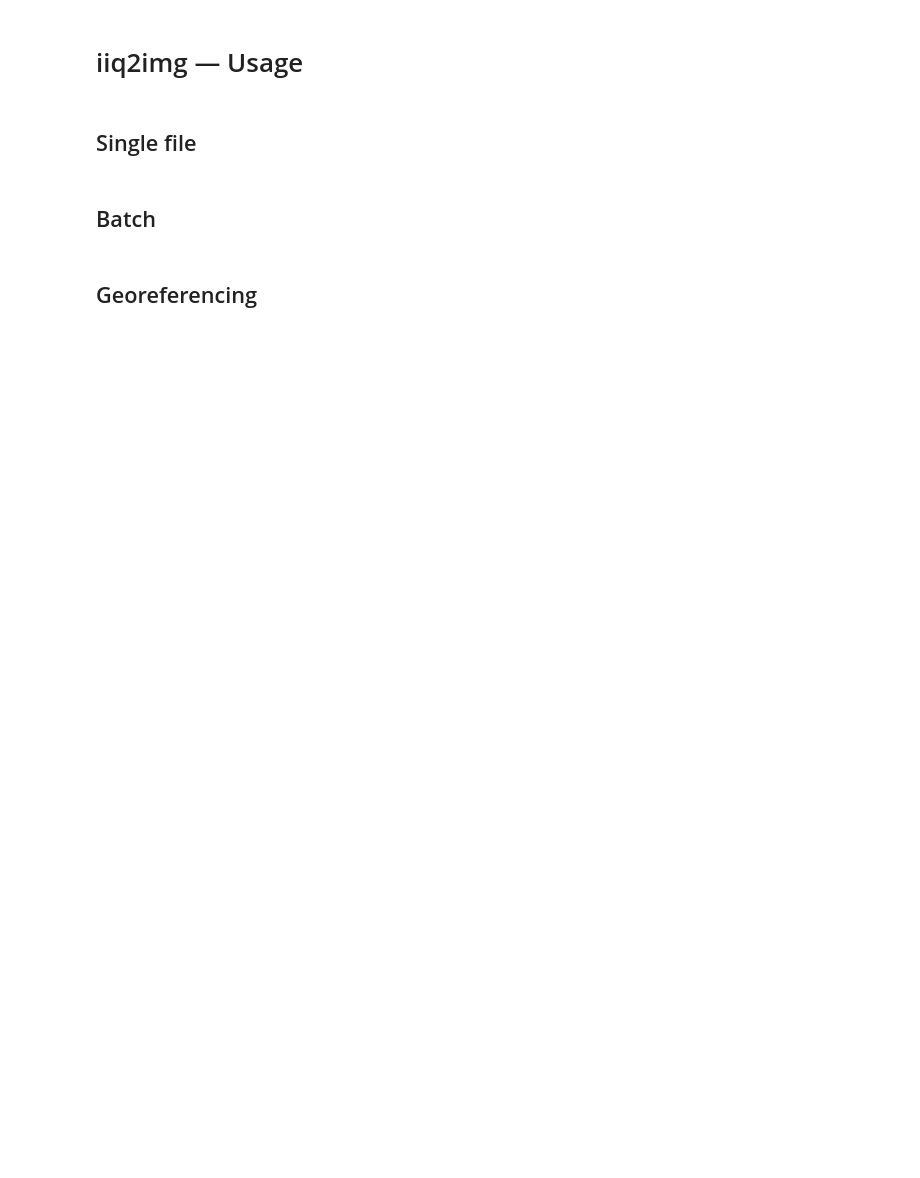
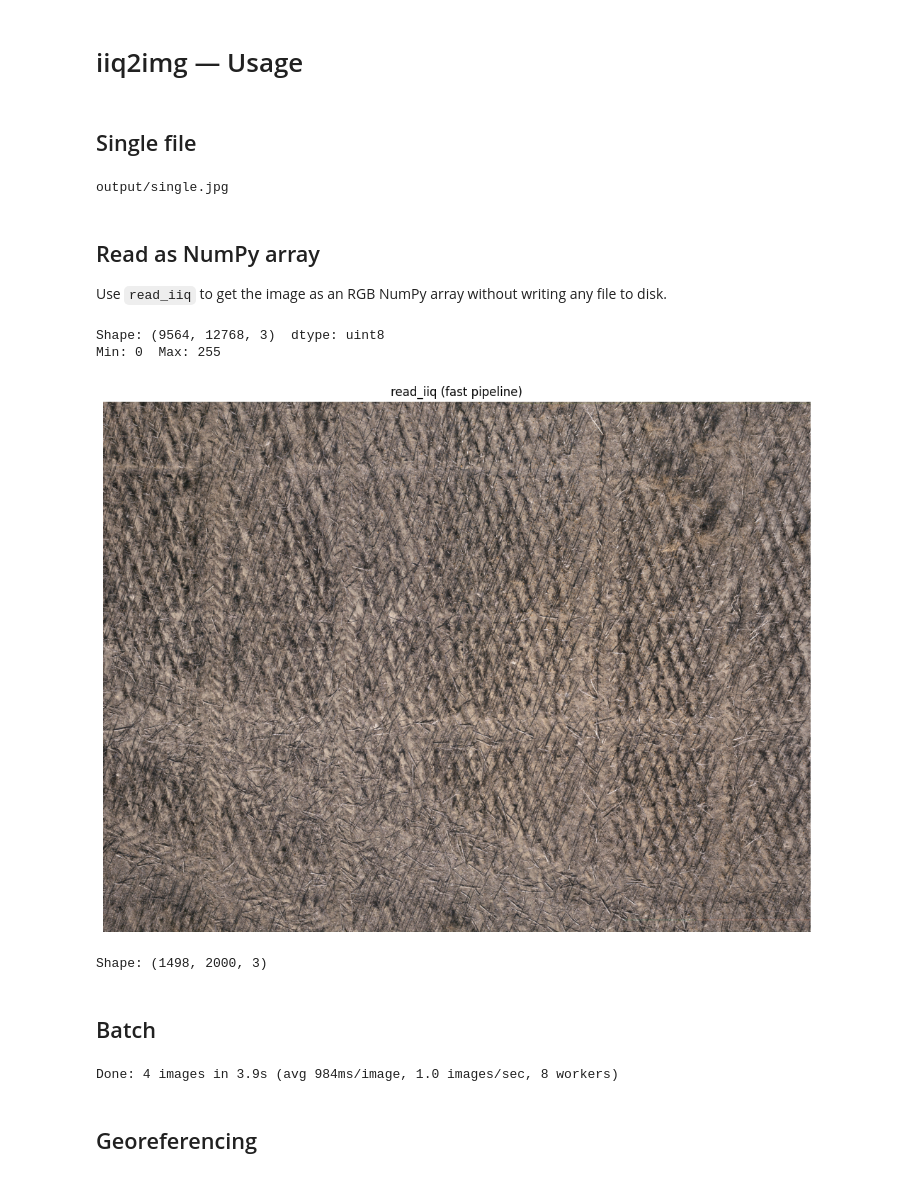
Before and after one commit to DPIRD-DMA/iiq2img, a Jupyter notebook: usage.ipynb, the cells around one changed output. Saved outputs shown, nothing was run; the diff lists cells and outputs as text; code cells hidden in the pictures; blank space fills up the shorter version.

Commit message:
v0.2.0: simplified API, fast pipeline default, expanded test suite

```diff
--- a/usage.ipynb
+++ b/usage.ipynb
@@ -10,13 +16,47 @@ sample = next(input_dir.glob("*.IIQ"))
 # %% [markdown]
 ## Single file
 # %%
-result = convert_iiq(sample, output_dir / "single.jpg", pipeline=Pipeline.FAST)
+out_path = convert_iiq(sample, output_dir / "single.jpg")
 
-print(f"{result.width}x{result.height}  {result.elapsed_ms:.0f}ms  {result.file_size_bytes / 1024 / 1024:.1f}MB")
+print(out_path)
+# %% [output]
+output/single.jpg
+# %% [markdown]
+## Read as NumPy array
+
+Use `read_iiq` to get the image as an RGB NumPy array without writing any file to disk.
+# %%
+rgb = read_iiq(sample)
+
+print(f"Shape: {rgb.shape}  dtype: {rgb.dtype}")
+print(f"Min: {rgb.min()}  Max: {rgb.max()}")
+# %% [output]
+Shape: (9564, 12768, 3)  dtype: uint8
+Min: 0  Max: 255
+# %%
+import matplotlib.pyplot as plt
+
+plt.figure(figsize=(12, 8))
+plt.imshow(rgb)
+plt.axis("off")
+plt.title("read_iiq (fast pipeline)")
+plt.tight_layout()
+plt.show()
+# %% [output]
+[figure, added]
+# %%
+# With resize and rotation
+rgb_small = read_iiq(sample, max_dimension=2000, rotate=180)
+
+print(f"Shape: {rgb_small.shape}")
+# %% [output]
+Shape: (1498, 2000, 3)
 # %% [markdown]
 ## Batch
 # %%
-results = batch_convert(input_dir, output_dir, pipeline=Pipeline.FAST, workers=8)
+results = batch_convert(input_dir, output_dir, workers=8)
+# %% [output]
+Done: 4 images in 3.9s (avg 984ms/image, 1.0 images/sec, 8 workers)
 # %% [markdown]
 ## Georeferencing
 # %%
```
Also changed, not shown: parts of 3 cells of this notebook, 18 other files.
